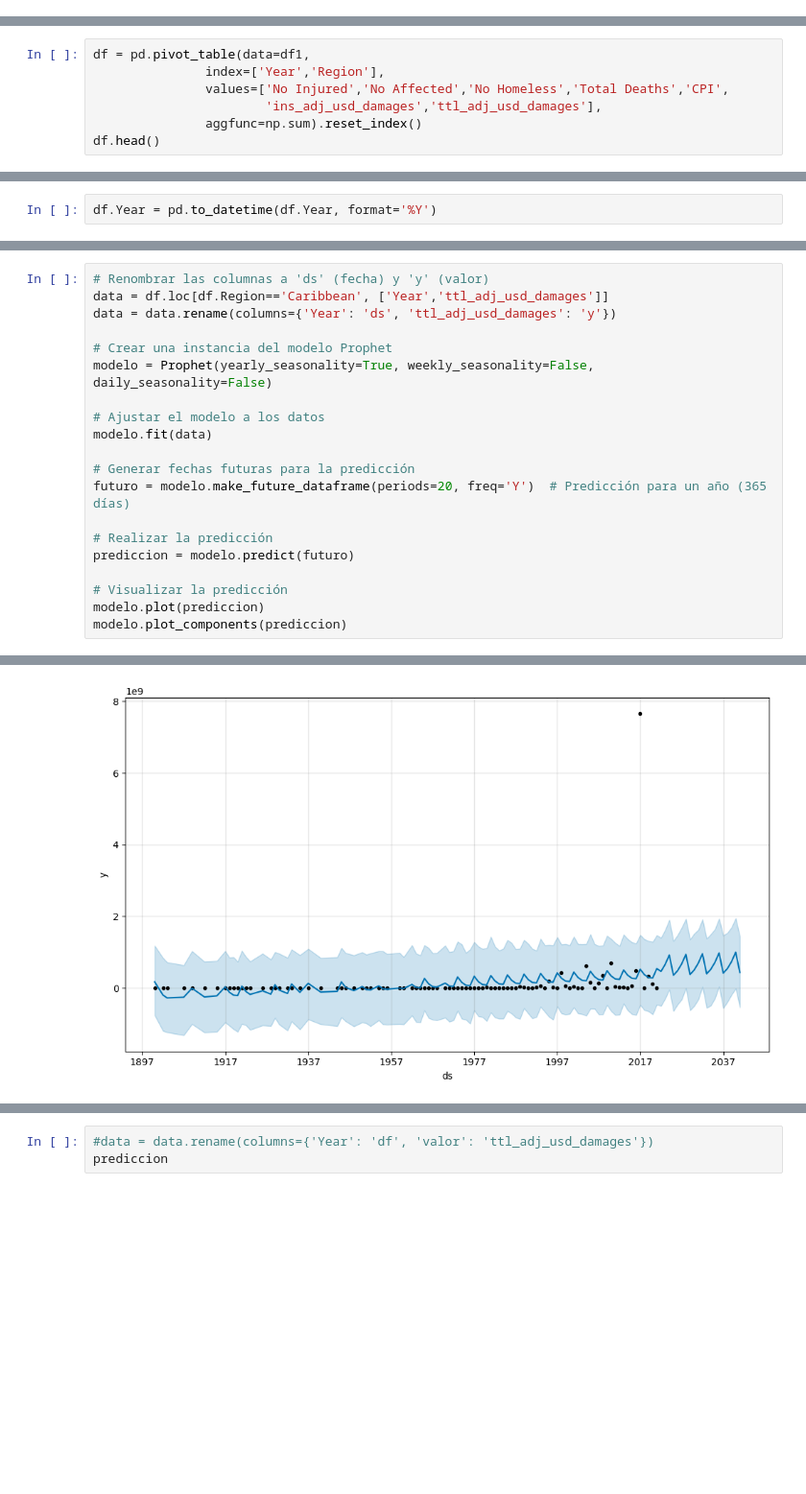
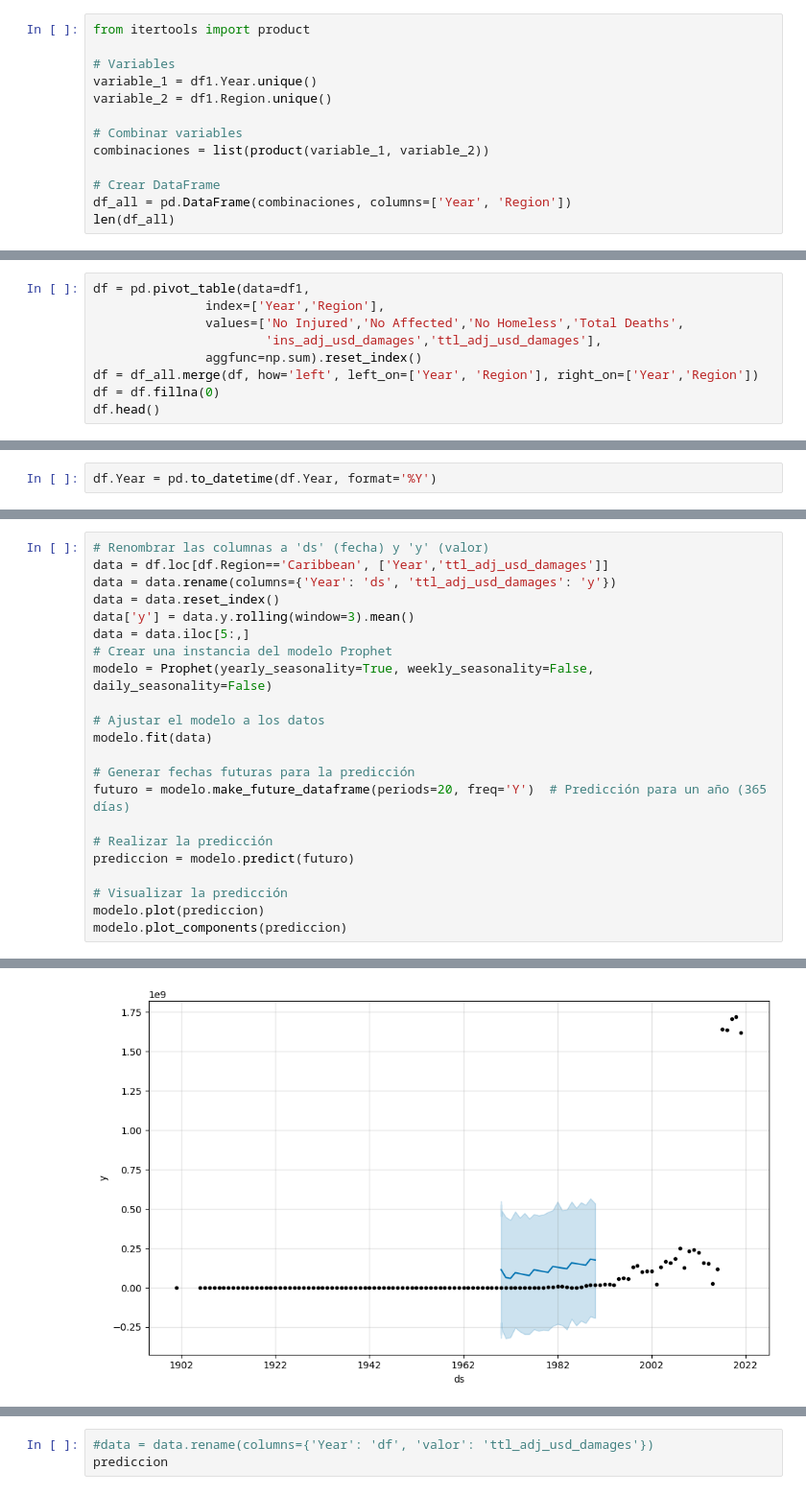
Before and after one commit to Globant-CodeFest/teamElevenEleven, a Jupyter notebook: eda_datos.ipynb, the cells around one changed output, grey strips where cells are left out. Shown at 96% size. Drawn from its saved outputs; the diff is of its cells as text; blank space fills up the shorter version.

```diff
--- a/eda_datos.ipynb
+++ b/eda_datos.ipynb
@@ -51,3 +51,16 @@ Index(['Year', 'Seq', 'Glide', 'Disaster Group', 'Disaster Subgroup',
 # %%
 df1['ttl_adj_usd_damages'] = df1['CPI'] * df1['ttl_usd_damages']
 df1['ins_adj_usd_damages'] = df1['CPI'] * df1['ins_usd_damages']
+# %%
+from itertools import product
+
+# Variables
+variable_1 = df1.Year.unique()
+variable_2 = df1.Region.unique()
+
+# Combinar variables
+combinaciones = list(product(variable_1, variable_2))
+
+# Crear DataFrame
+df_all = pd.DataFrame(combinaciones, columns=['Year', 'Region'])
+len(df_all)
@@ -54,8 +69,10 @@ df1['ins_adj_usd_damages'] = df1['CPI'] * df1['ins_usd_damages']
 # %%
 df = pd.pivot_table(data=df1,
                index=['Year','Region'],
-               values=['No Injured','No Affected','No Homeless','Total Deaths','CPI',
+               values=['No Injured','No Affected','No Homeless','Total Deaths',
                        'ins_adj_usd_damages','ttl_adj_usd_damages'],
                aggfunc=np.sum).reset_index()
+df = df_all.merge(df, how='left', left_on=['Year', 'Region'], right_on=['Year','Region'])
+df = df.fillna(0)
 df.head()
 # %% [output]
@@ -86,7 +106,9 @@ df.Year = pd.to_datetime(df.Year, format='%Y')
 # Renombrar las columnas a 'ds' (fecha) y 'y' (valor)
 data = df.loc[df.Region=='Caribbean', ['Year','ttl_adj_usd_damages']]
 data = data.rename(columns={'Year': 'ds', 'ttl_adj_usd_damages': 'y'})
-
+data = data.reset_index()
+data['y'] = data.y.rolling(window=3).mean()
+data = data.iloc[5:,]
 # Crear una instancia del modelo Prophet
 modelo = Prophet(yearly_seasonality=True, weekly_seasonality=False, daily_seasonality=False)
 
@@ -109 +131 @@ modelo.plot_components(prediccion)
-[figure, old version]
+[figure, new version]
```
Also changed, not shown: parts of 14 cells of this notebook, 1 other file.
